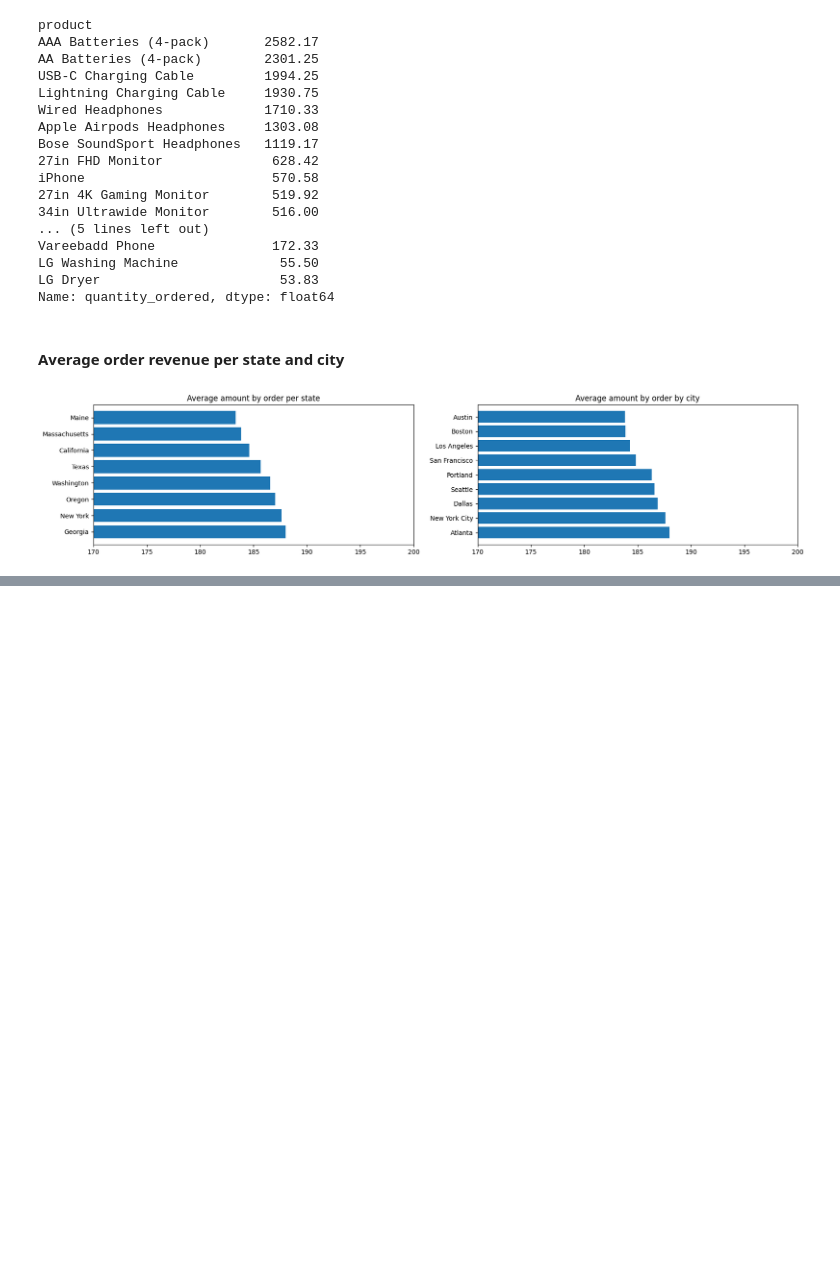
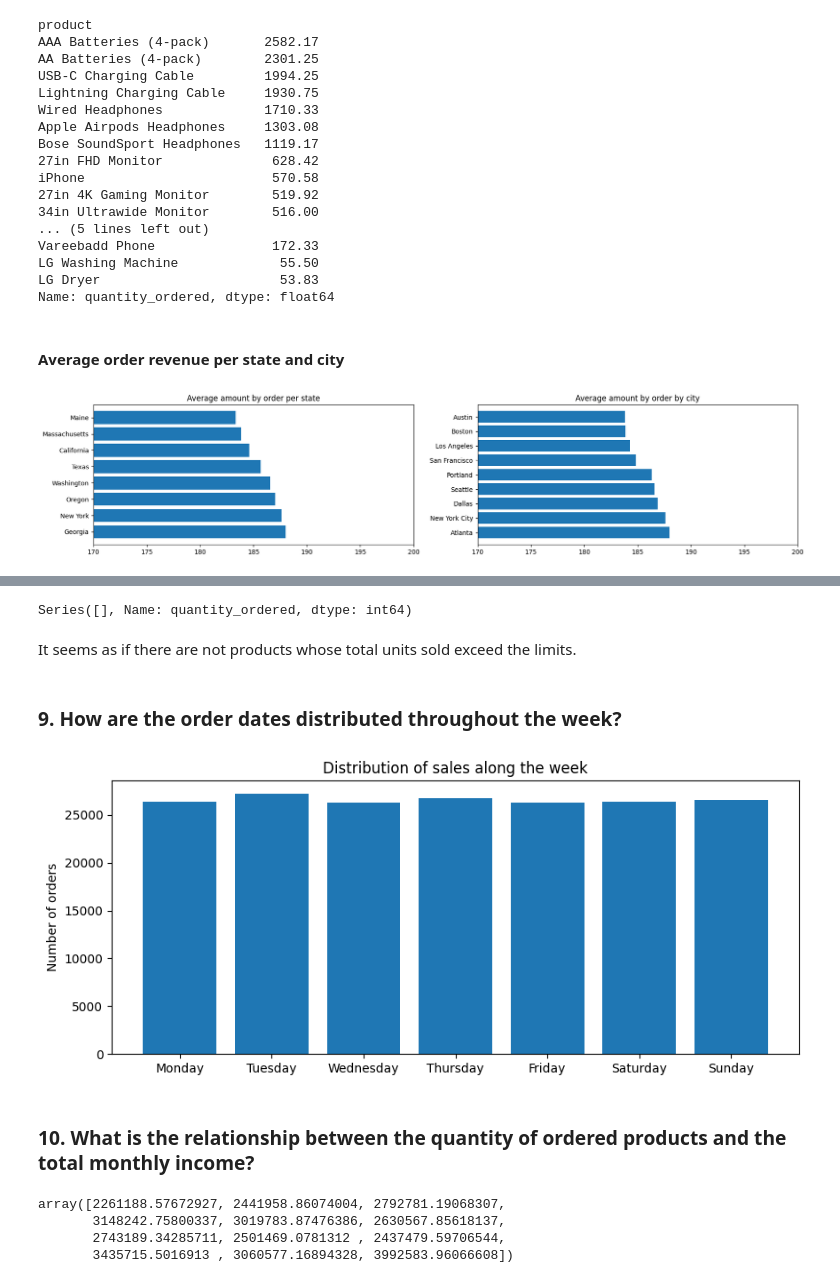
Before and after one commit to chusk2/january2024_data_challenge, a Jupyter notebook: EDA/EDA.ipynb, the cells around one changed output, grey strips where cells are left out. Drawn from its saved outputs; the diff is of its cells as text; code cells hidden in the pictures; blank space fills up the shorter version.

```diff
--- a/EDA/EDA.ipynb
+++ b/EDA/EDA.ipynb
@@ -361,0 +574,26 @@ plt.show()
+# %%
+units_sold_Q1 = np.percentile(units_sold, 25)
+units_sold_Q3 = np.percentile(units_sold, 75)
+units_sold_IQR = units_sold_Q3 - units_sold_Q1
+units_sold_outliers = units_sold[(units_sold < (units_sold_Q1 - 1.5 * units_sold_IQR)) | (units_sold > (units_sold_Q3 + 1.5 * units_sold_IQR)) ]
+units_sold[units_sold.isin(units_sold_outliers)]
+# %% [output]
+Series([], Name: quantity_ordered, dtype: int64)
+# %% [markdown]
+It seems as if there are not products whose total units sold exceed the limits.
+# %% [markdown]
+### 9. How are the order dates distributed throughout the week?
+# %%
+weekdays = df.order_date.dt.strftime('%A')
+data = weekdays.value_counts()
+data = data.reindex(['Monday', 'Tuesday', 'Wednesday', 'Thursday', 'Friday', 'Saturday', 'Sunday'])
+# %%
+fig, ax = plt.subplots(figsize=(10,4))
+ax.bar(x = data.index, height = data.values)
+ax.set_title('Distribution of sales along the week')
+ax.set_ylabel('Number of orders')
+plt.show()
+# %% [output]
+[figure, added]
+# %% [markdown]
+### 10. What is the relationship between the quantity of ordered products and the total monthly income?
@@ -361,0 +607,7 @@ plt.show()
+# %%
+slope * units_sold_per_month.values + intercept
+# %% [output]
+array([2261188.57672927, 2441958.86074004, 2792781.19068307,
+       3148242.75800337, 3019783.87476386, 2630567.85618137,
+       2743189.34285711, 2501469.0781312 , 2437479.59706544,
+       3435715.5016913 , 3060577.16894328, 3992583.96066608])
```
Also changed, not shown: parts of 39 cells of this notebook, 1 other file.
